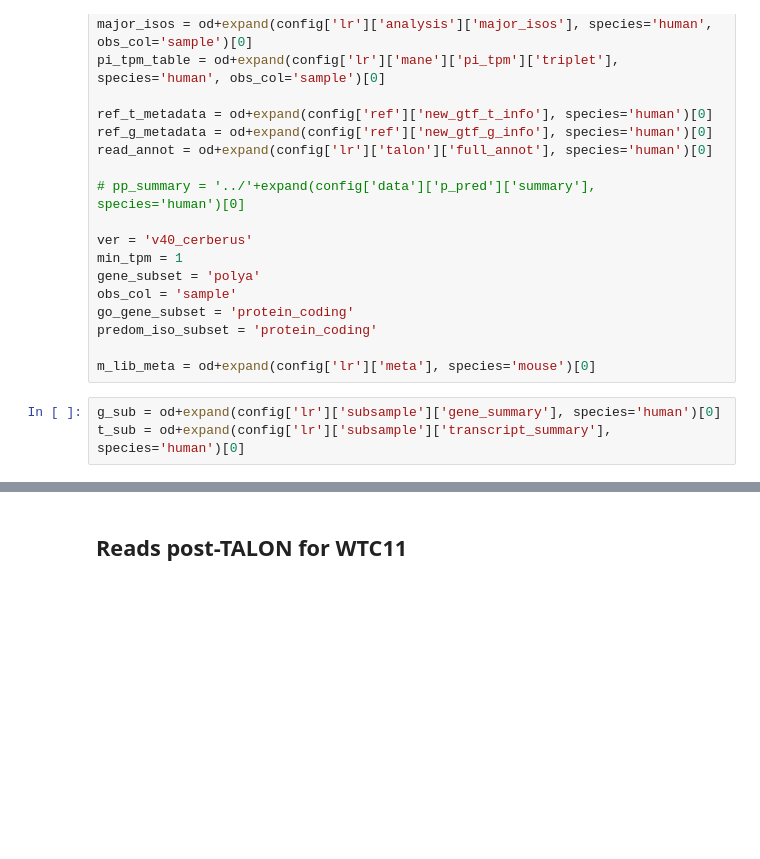
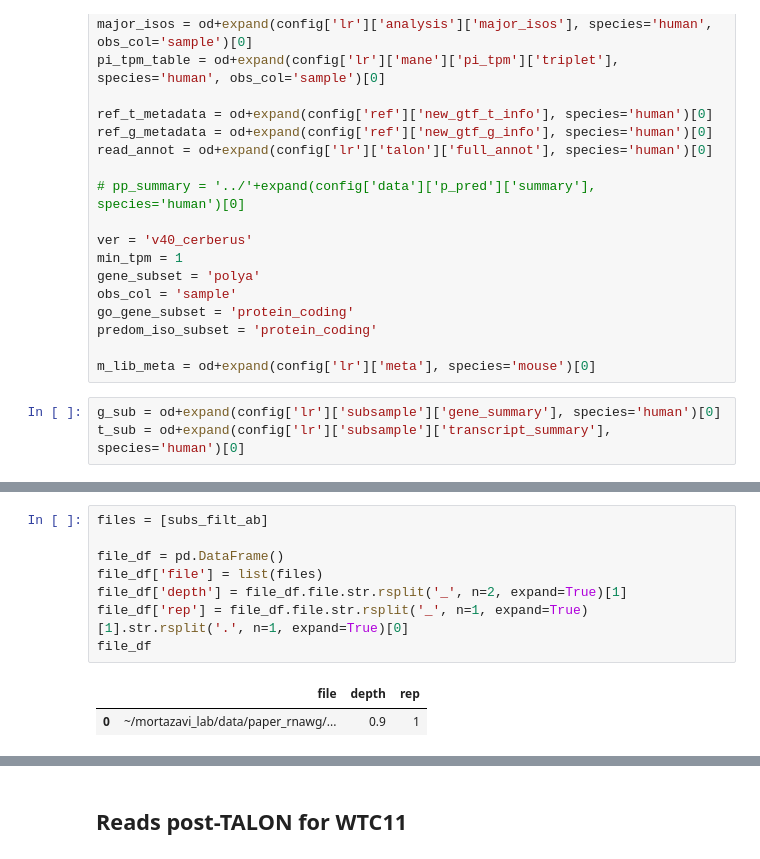
Before and after one commit to fairliereese/paper_rnawg, a Jupyter notebook: figures_revisions/revisions/subsample_wtc11.ipynb, the cells around one changed output, grey strips where cells are left out. Saved outputs shown, nothing was run; the diff lists cells and outputs as text; blank space fills up the shorter version.

```diff
--- a/figures_revisions/revisions/subsample_wtc11.ipynb
+++ b/figures_revisions/revisions/subsample_wtc11.ipynb
@@ -52,0 +58,11 @@ t_sub = od+expand(config['lr']['subsample']['transcript_summary'], species='huma
+# %%
+files = [subs_filt_ab]
+
+file_df = pd.DataFrame()
+file_df['file'] = list(files)
+file_df['depth'] = file_df.file.str.rsplit('_', n=2, expand=True)[1]
+file_df['rep'] = file_df.file.str.rsplit('_', n=1, expand=True)[1].str.rsplit('.', n=1, expand=True)[0]
+file_df
+# %% [output]
+|  | file | depth | rep |
+| 0 | ~/mortazavi_lab/data/paper_rnawg/... | 0.9 | 1 |
```
Also changed, not shown: parts of 8 cells of this notebook, 7 other files.
